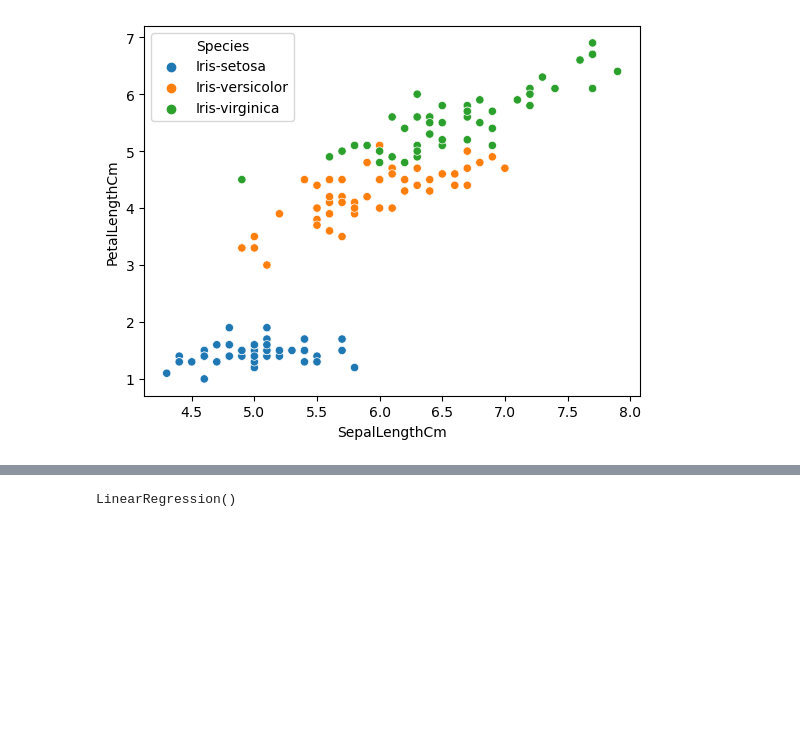
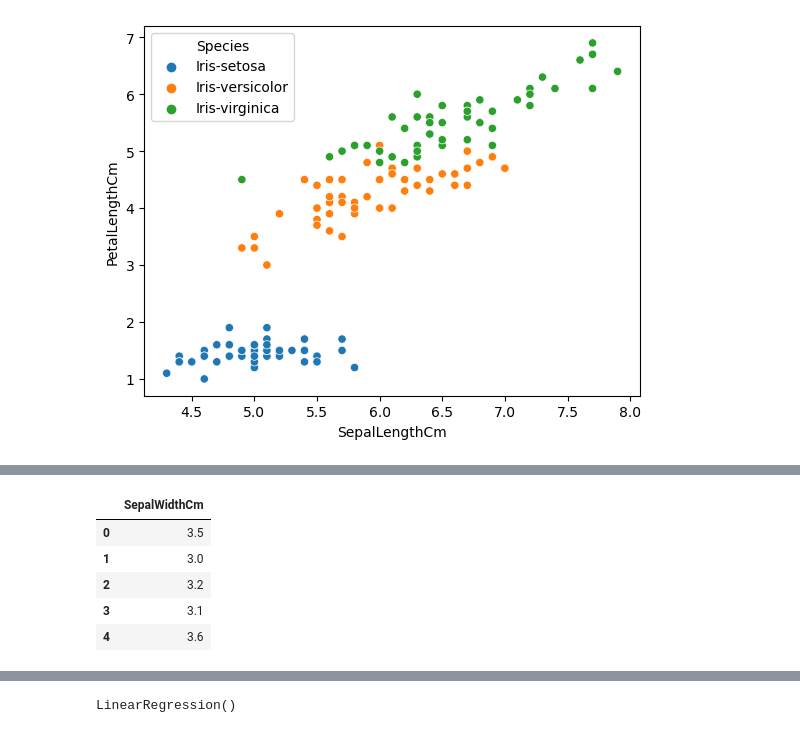
Before and after one commit to Jrowez/JUMPlus-Projects, a Jupyter notebook: Project_3/data_project_3.ipynb, the cells around one changed output, grey strips where cells are left out. Drawn from its saved outputs; the diff is of its cells as text; code cells hidden in the pictures; blank space fills up the shorter version.

```diff
--- a/Project_3/data_project_3.ipynb
+++ b/Project_3/data_project_3.ipynb
@@ -132,6 +133,14 @@ y = df[['SepalLengthCm']]
 # %%
 """ Create an object named as x which is storing the dataframe of an independent variable names as 'sepalwidthcm'"""
 x = df[['SepalWidthCm']]
+x.head()
+# %% [output]
+|  | SepalWidthCm |
+| 0 | 3.5 |
+| 1 | 3.0 |
+| 2 | 3.2 |
+| 3 | 3.1 |
+| 4 | 3.6 |
 # %%
 """ Divide the variables into x_train,x_test,y_train,y_test variables using train_test_split method carrying parameters named as x,y and test size should be 30%"""
 X_train, X_test, y_train, y_test = train_test_split(x, y, test_size=0.3)
```
Also changed, not shown: parts of 14 cells of this notebook.
